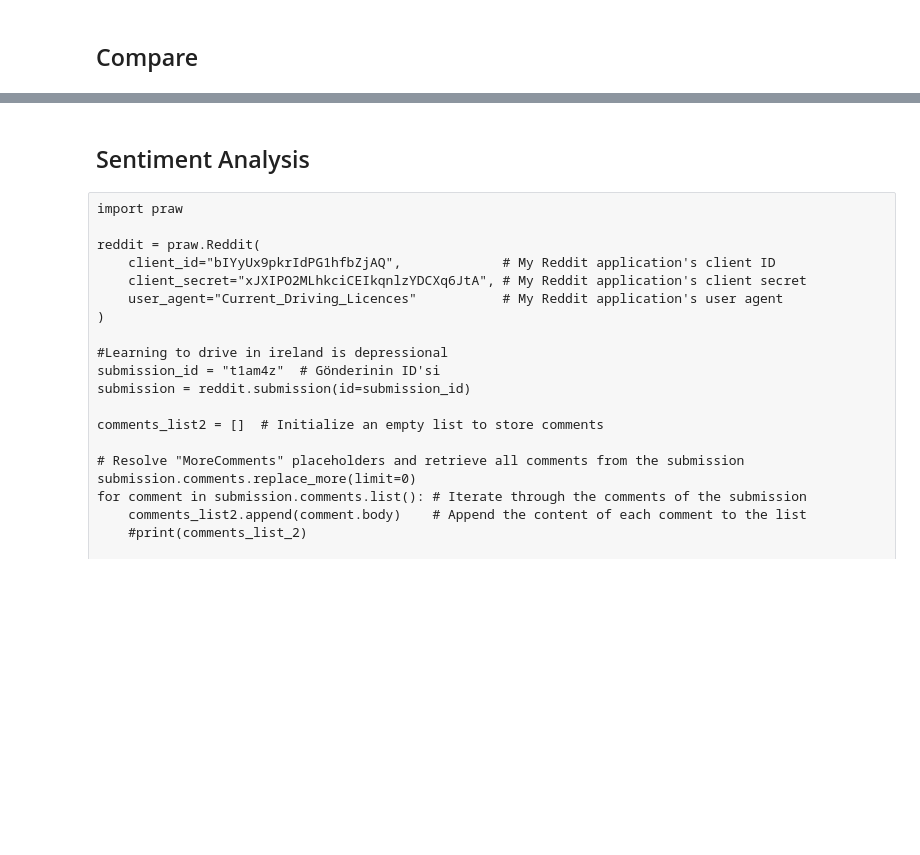
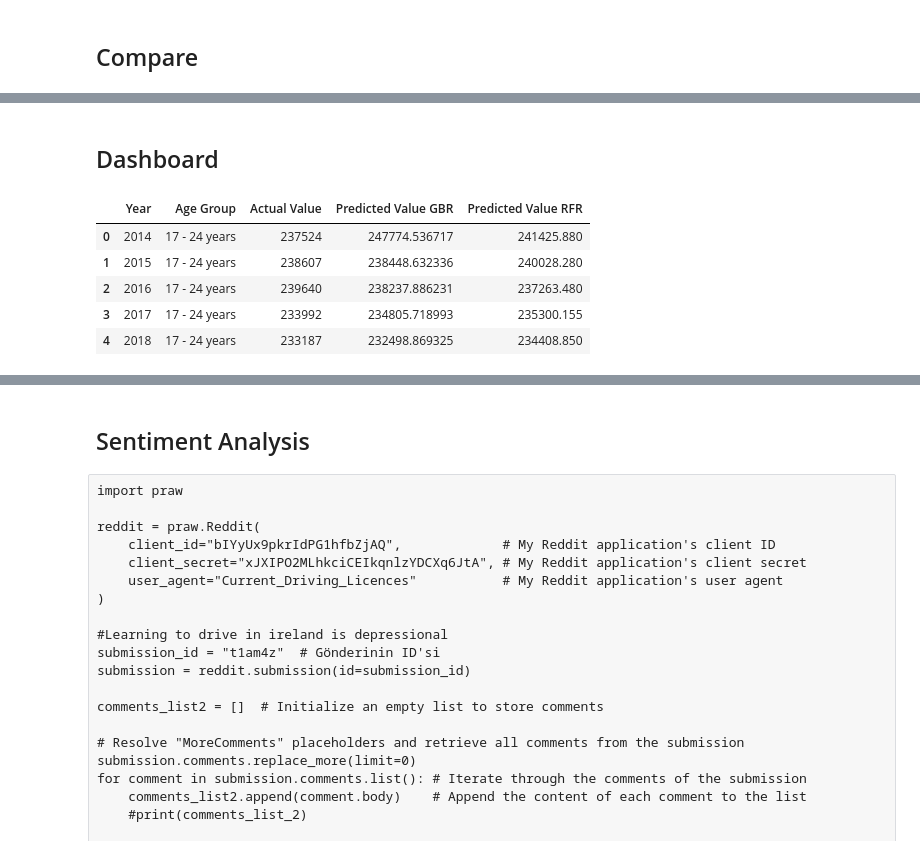
Before and after one commit to TunahanINCE/Current-Driving-Licences, a Jupyter notebook: Current_Driving_Licences.ipynb, the cells around one changed output, grey strips where cells are left out. Drawn from its saved outputs; the diff is of its cells as text; code cells hidden in the pictures; blank space fills up the shorter version.

```diff
--- a/Current_Driving_Licences.ipynb
+++ b/Current_Driving_Licences.ipynb
@@ -2000,3 +2001,5 @@ update_df_age_compare(None)  # Initial plot
 # %% [output]
 Dropdown(description='Year:', options=('17 - 24 years', '25 - 29 years', '30 - 39 years', '40 - 49 years', '50…
 [interactive output not drawn]
+# %% [markdown]
+## Dashboard
@@ -2002,0 +2008,53 @@ Dropdown(description='Year:', options=('17 - 24 years', '25 - 29 years', '30 - 3
+# %%
+def construct_predictions_df_compare_for_all_groups():
+    years = df_GBR["Year"].unique()
+    age_groups = df_GBR["Age Group"].unique()
+
+    all_predictions = []
+    for age_group in age_groups:
+        # Encode the age group using the label encoder
+        age_group_encoded = label_encoder.transform([age_group])[0]
+
+        for year in years:
+            year_array = np.full(shape=(1,), fill_value=year)
+            age_group_encoded_array = np.full(shape=(1,), fill_value=age_group_encoded)
+
+            # Gradient Boosting Regression Predictions
+            predict_df_GBR = pd.DataFrame({
+                "Year": year_array,
+                "Age Group Encoded": age_group_encoded_array
+            })
+            predicted_value_GBR = best_gbr_model.predict(predict_df_GBR)[0]
+
+            # Random Forest Regression Predictions
+            predict_df_RFR = pd.DataFrame({
+                "Year": year_array,
+                "Age Group Encoded": age_group_encoded_array
+            })
+            predicted_value_RFR = best_rf_model.predict(predict_df_RFR)[0]
+
+            # Retrieve the actual value
+            true_value = df_GBR[(df_GBR["Year"] == year) &
+                                (df_GBR["Age Group"] == age_group)]["Value"].values
+            true_value = true_value[0] if true_value.size > 0 else predicted_value_GBR
+
+            # Append the predictions
+            all_predictions.append((year, age_group, true_value, predicted_value_GBR, predicted_value_RFR))
+
+    # Create a DataFrame from the predictions
+    predictions_df_compare = pd.DataFrame(all_predictions,
+                                          columns=["Year", "Age Group", "Actual Value",
+                                                   "Predicted Value GBR", "Predicted Value RFR"])
+
+    return predictions_df_compare
+
+# Call the function to create the DataFrame for all age groups
+predictions_df_compare2 = construct_predictions_df_compare_for_all_groups()
+predictions_df_compare2.head()
+# %% [output]
+|  | Year | Age Group | Actual Value | Predicted Value GBR | Predicted Value RFR |
+| 0 | 2014 | 17 - 24 years | 237524 | 247774.536717 | 241425.880 |
+| 1 | 2015 | 17 - 24 years | 238607 | 238448.632336 | 240028.280 |
+| 2 | 2016 | 17 - 24 years | 239640 | 238237.886231 | 237263.480 |
+| 3 | 2017 | 17 - 24 years | 233992 | 234805.718993 | 235300.155 |
+| 4 | 2018 | 17 - 24 years | 233187 | 232498.869325 | 234408.850 |
```
Also changed, not shown: parts of 49 cells of this notebook.
